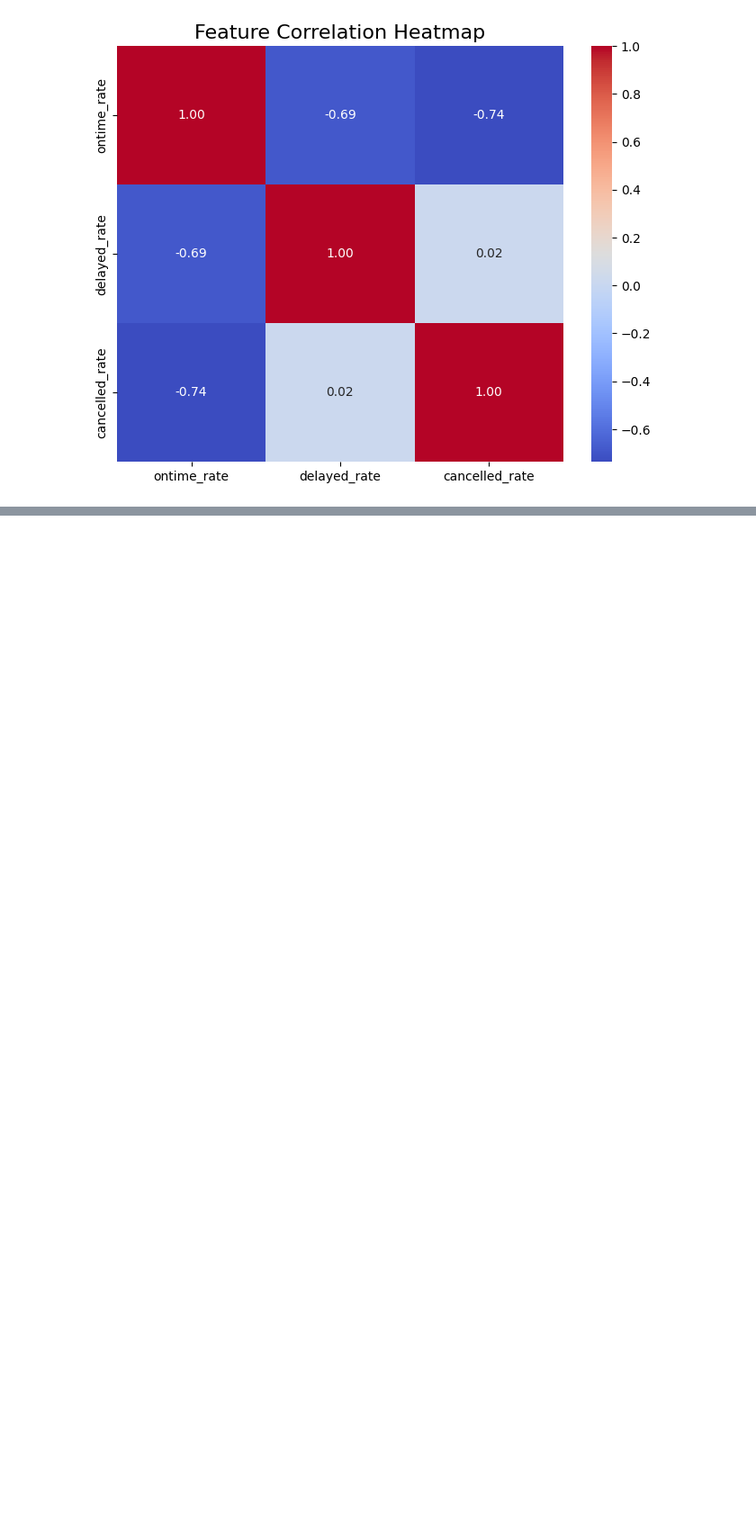
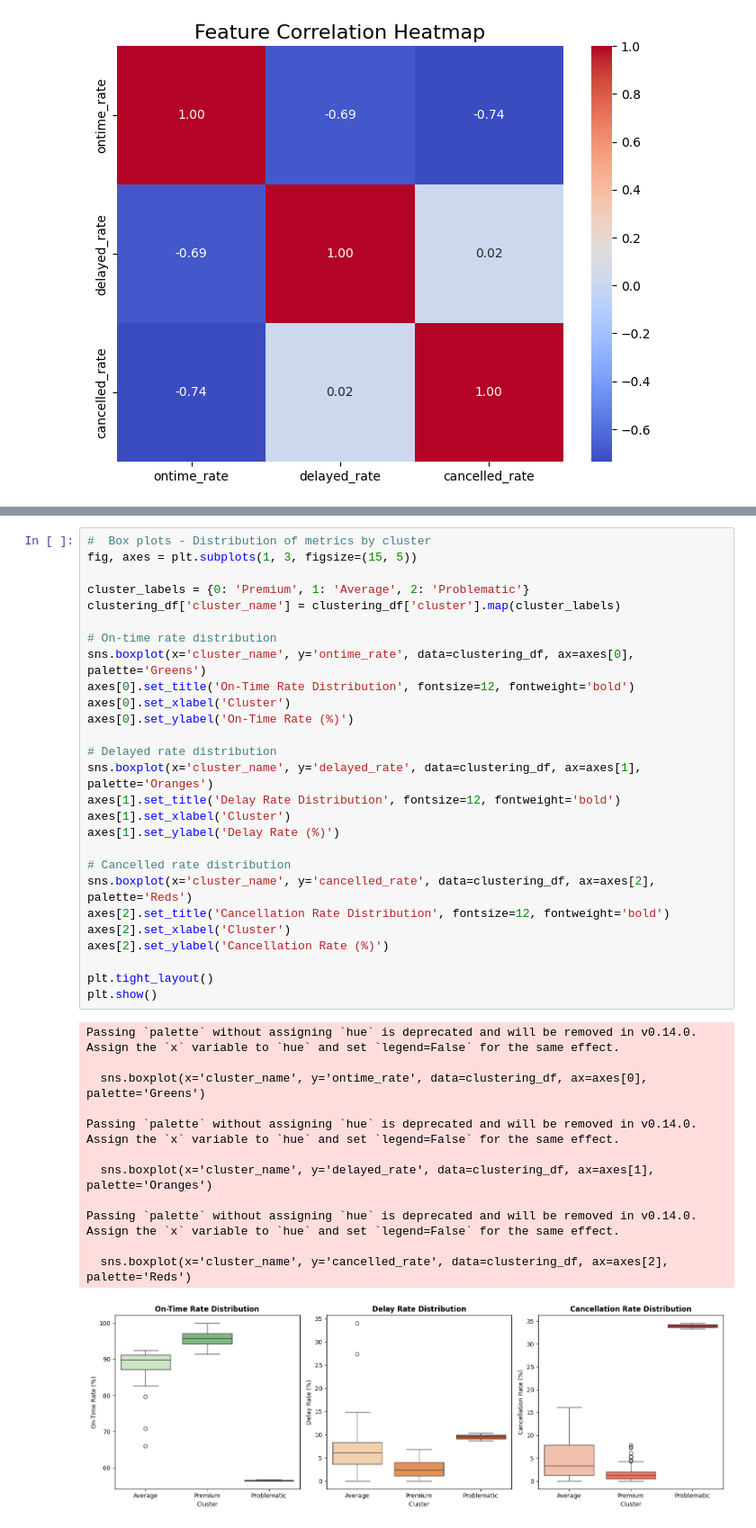
Before and after one commit to zinabch/air-traffic-data-mining, a Jupyter notebook: houari.ipynb, the cells around one changed output, grey strips where cells are left out. Shown at 90% size. Saved outputs shown, nothing was run; the diff lists cells and outputs as text; blank space fills up the shorter version.

```diff
--- a/houari.ipynb
+++ b/houari.ipynb
@@ -1169,0 +1211,40 @@ plt.show()
+# %%
+#  Box plots - Distribution of metrics by cluster
+fig, axes = plt.subplots(1, 3, figsize=(15, 5))
+
+cluster_labels = {0: 'Premium', 1: 'Average', 2: 'Problematic'}
+clustering_df['cluster_name'] = clustering_df['cluster'].map(cluster_labels)
+
+# On-time rate distribution
+sns.boxplot(x='cluster_name', y='ontime_rate', data=clustering_df, ax=axes[0], palette='Greens')
+axes[0].set_title('On-Time Rate Distribution', fontsize=12, fontweight='bold')
+axes[0].set_xlabel('Cluster')
+axes[0].set_ylabel('On-Time Rate (%)')
+
+# Delayed rate distribution
+sns.boxplot(x='cluster_name', y='delayed_rate', data=clustering_df, ax=axes[1], palette='Oranges')
+axes[1].set_title('Delay Rate Distribution', fontsize=12, fontweight='bold')
+axes[1].set_xlabel('Cluster')
+axes[1].set_ylabel('Delay Rate (%)')
+
+# Cancelled rate distribution
+sns.boxplot(x='cluster_name', y='cancelled_rate', data=clustering_df, ax=axes[2], palette='Reds')
+axes[2].set_title('Cancellation Rate Distribution', fontsize=12, fontweight='bold')
+axes[2].set_xlabel('Cluster')
+axes[2].set_ylabel('Cancellation Rate (%)')
+
+plt.tight_layout()
+plt.show()
+# %% [output]
+Passing `palette` without assigning `hue` is deprecated and will be removed in v0.14.0. Assign the `x` variable to `hue` and set `legend=False` for the same effect.
+
+  sns.boxplot(x='cluster_name', y='ontime_rate', data=clustering_df, ax=axes[0], palette='Greens')
+
+Passing `palette` without assigning `hue` is deprecated and will be removed in v0.14.0. Assign the `x` variable to `hue` and set `legend=False` for the same effect.
+
+  sns.boxplot(x='cluster_name', y='delayed_rate', data=clustering_df, ax=axes[1], palette='Oranges')
+
+Passing `palette` without assigning `hue` is deprecated and will be removed in v0.14.0. Assign the `x` variable to `hue` and set `legend=False` for the same effect.
+
+  sns.boxplot(x='cluster_name', y='cancelled_rate', data=clustering_df, ax=axes[2], palette='Reds')
+[figure, added]
```
Also changed, not shown: parts of 7 cells of this notebook.
